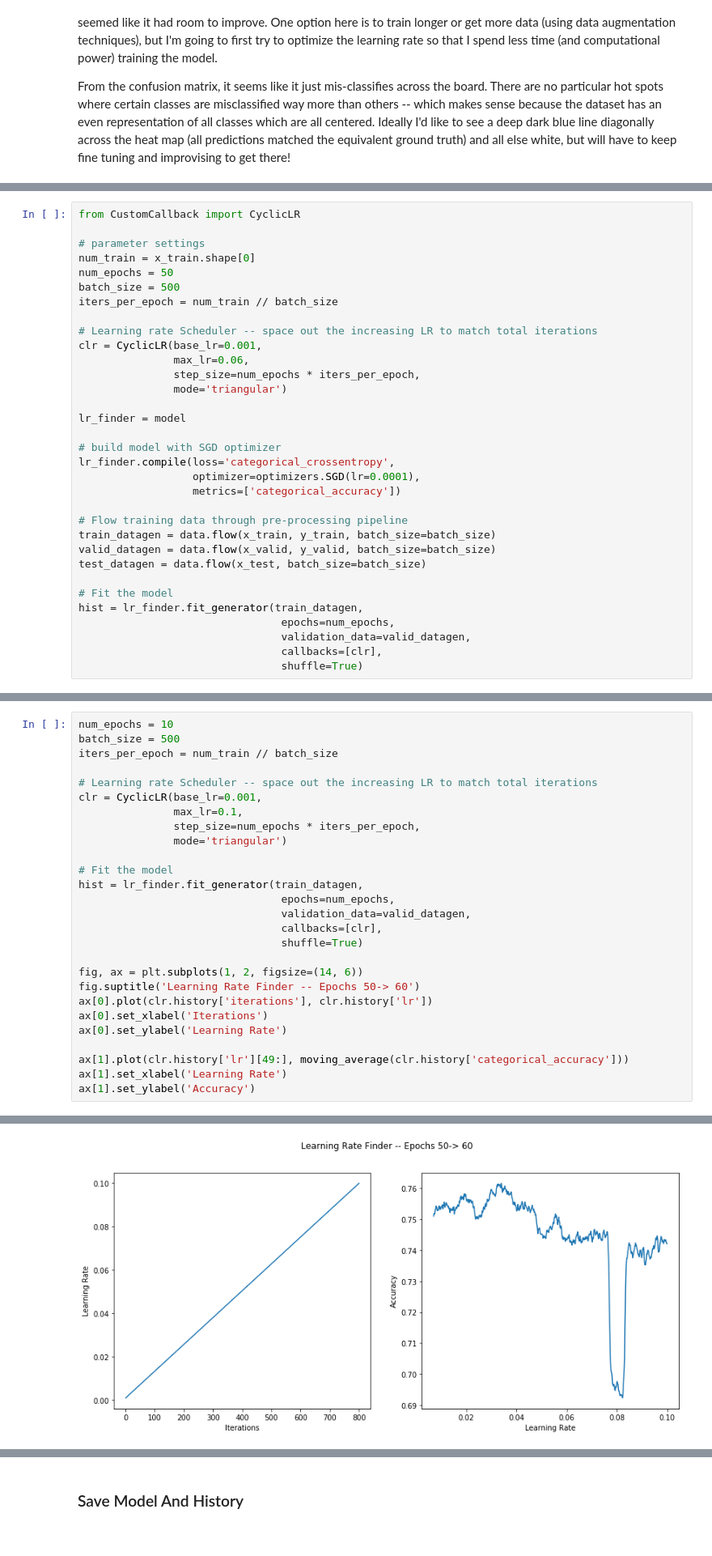
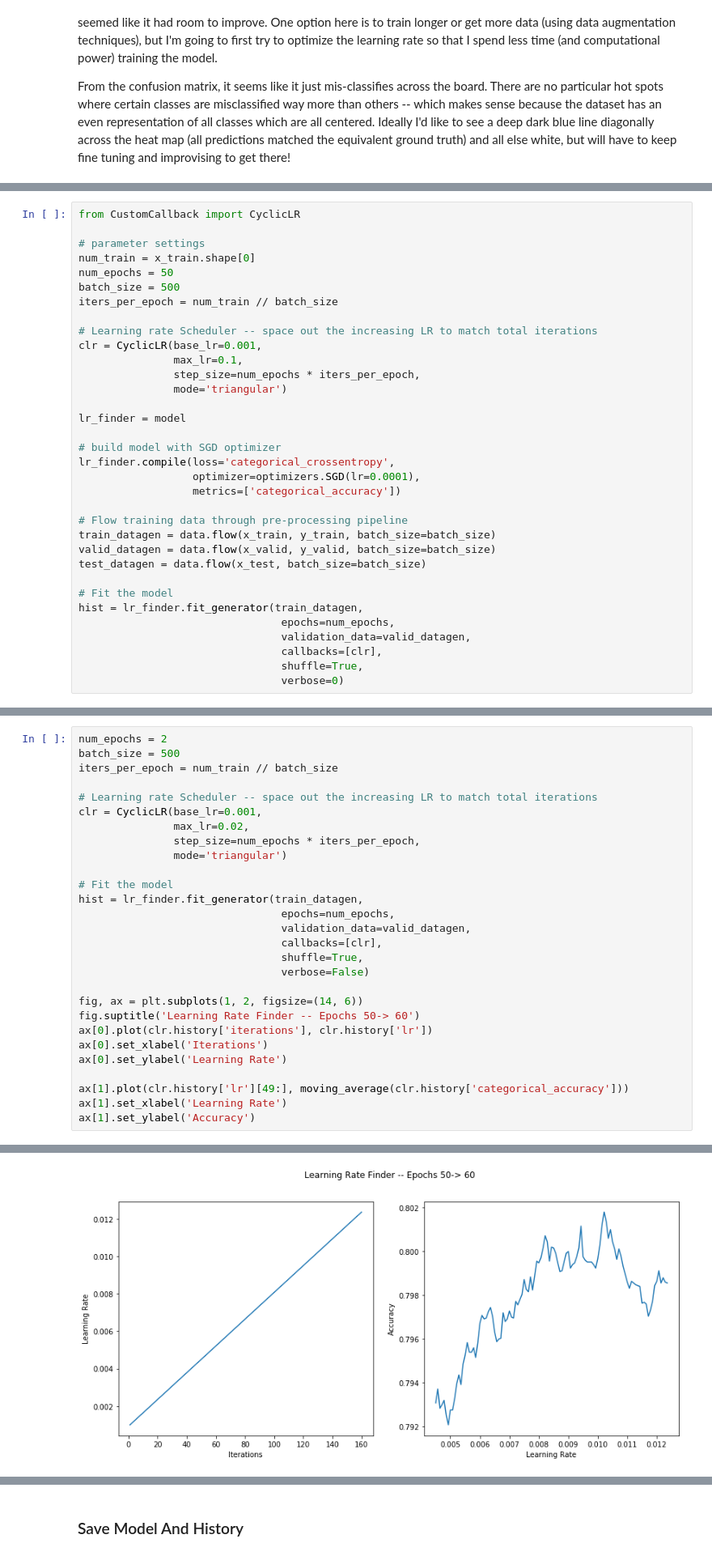
Before and after one commit to JoshZastrow/CIFAR10, a Jupyter notebook: Image Recognition.ipynb, the cells around one changed output, grey strips where cells are left out. Shown at 81% size. Drawn from its saved outputs; the diff is of its cells as text.

```diff
--- a/Image Recognition.ipynb
+++ b/Image Recognition.ipynb
@@ -446,7 +452,7 @@ iters_per_epoch = num_train // batch_size
 
 # Learning rate Scheduler -- space out the increasing LR to match total iterations
 clr = CyclicLR(base_lr=0.001,
-               max_lr=0.06,
+               max_lr=0.1,
                step_size=num_epochs * iters_per_epoch,
                mode='triangular')
 
@@ -467,4 +473,5 @@ hist = lr_finder.fit_generator(train_datagen,
                                 epochs=num_epochs,
                                 validation_data=valid_datagen,
                                 callbacks=[clr],
-                                shuffle=True)
+                                shuffle=True,
+                                verbose=0)
@@ -509,11 +498,11 @@ So, the model never stopped converging... So perhaps the max Learning Rate can b
 # %%
-num_epochs = 10
+num_epochs = 2
 batch_size = 500
 iters_per_epoch = num_train // batch_size
 
 # Learning rate Scheduler -- space out the increasing LR to match total iterations
 clr = CyclicLR(base_lr=0.001,
-               max_lr=0.1,
+               max_lr=0.02,
                step_size=num_epochs * iters_per_epoch,
                mode='triangular')
 
@@ -522,7 +511,8 @@ hist = lr_finder.fit_generator(train_datagen,
                                 epochs=num_epochs,
                                 validation_data=valid_datagen,
                                 callbacks=[clr],
-                                shuffle=True)
+                                shuffle=True,
+                                verbose=False)
 
 fig, ax = plt.subplots(1, 2, figsize=(14, 6))
 fig.suptitle('Learning Rate Finder -- Epochs 50-> 60')
@@ -558 +528 @@ Text(0,0.5,'Accuracy')
-[figure, old version]
+[figure, new version]
```
Also changed, not shown: parts of 24 cells of this notebook.
